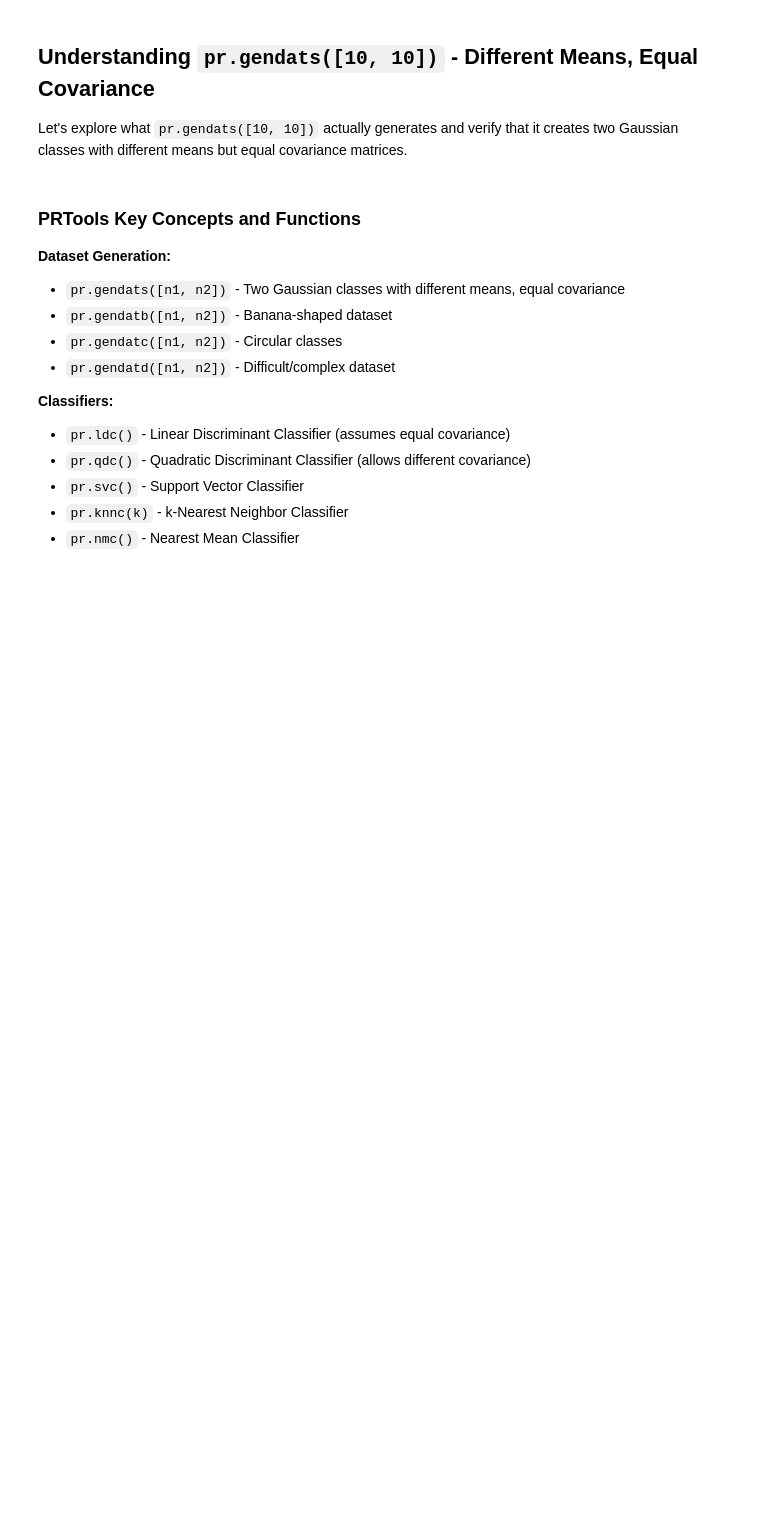
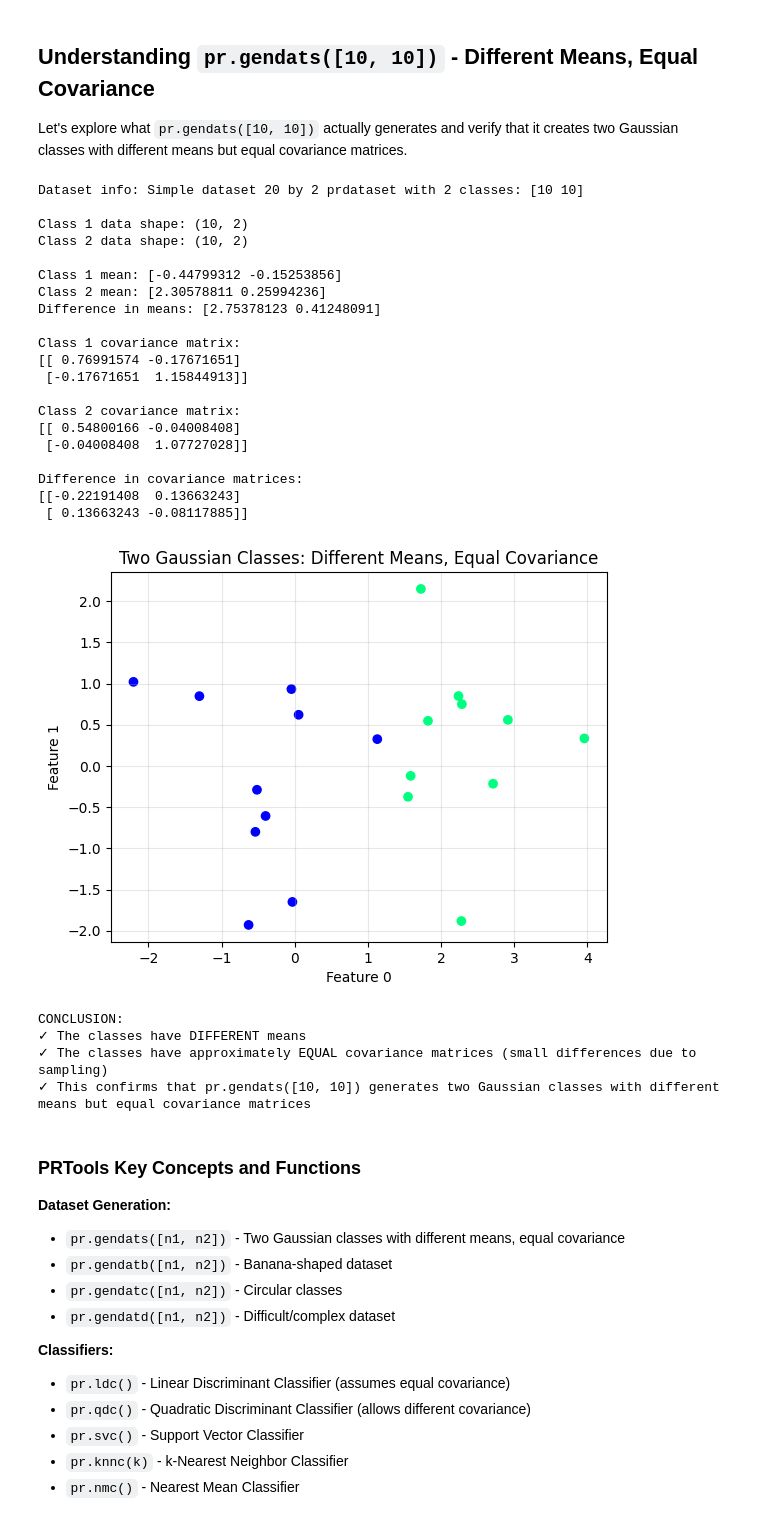
Before and after one commit to RensDur/DSAIT4005-Machine-and-Deep-Learning, a Jupyter notebook: Assignment-1.ipynb, the cells around one changed output. Saved outputs shown, nothing was run; the diff lists cells and outputs as text; code cells hidden in the pictures; blank space fills up the shorter version.

```diff
--- a/Assignment-1.ipynb
+++ b/Assignment-1.ipynb
@@ -647,7 +690,8 @@ print()
 
 # Extract the data and labels
 data = +d  # Convert to numpy array
-labels = d.labels  # Get the labels
+# labels = d.labels  # Get the labels WRONG SYNTAX JONGU
+labels = d.nlab()
 
 # Separate the two classes
 class1_data = data[labels.flatten() == 0]  # Class 1 (label 0)
@@ -663,33 +707,59 @@ mean2 = np.mean(class2_data, axis=0)
 
 print("Class 1 mean:", mean1)
 print("Class 2 mean:", mean2)
 print("Difference in means:", mean2 - mean1)
 print()
 
 # Calculate covariance matrices for each class
 cov1 = np.cov(class1_data.T)
 cov2 = np.cov(class2_data.T)
 
 print("Class 1 covariance matrix:")
 print(cov1)
 print()
 print("Class 2 covariance matrix:")
 print(cov2)
 print()
 print("Difference in covariance matrices:")
 print(cov2 - cov1)
 print()
 
 # Visualize the dataset
 pr.scatterd(d)
 plt.title('Two Gaussian Classes: Different Means, Equal Covariance')
 plt.grid(True, alpha=0.3)
 plt.show()
 
 print("CONCLUSION:")
 print("✓ The classes have DIFFERENT means")
 print("✓ The classes have approximately EQUAL covariance matrices (small differences due to sampling)")
 print("✓ This confirms that pr.gendats([10, 10]) generates two Gaussian classes with different means but equal covariance matrices")
+# %% [output]
+Dataset info: Simple dataset 20 by 2 prdataset with 2 classes: [10 10]
+
+Class 1 data shape: (10, 2)
+Class 2 data shape: (10, 2)
+
+Class 1 mean: [-0.44799312 -0.15253856]
+Class 2 mean: [2.30578811 0.25994236]
+Difference in means: [2.75378123 0.41248091]
+
+Class 1 covariance matrix:
+[[ 0.76991574 -0.17671651]
+ [-0.17671651  1.15844913]]
+
+Class 2 covariance matrix:
+[[ 0.54800166 -0.04008408]
+ [-0.04008408  1.07727028]]
+
+Difference in covariance matrices:
+[[-0.22191408  0.13663243]
+ [ 0.13663243 -0.08117885]]
+[figure, added]
+CONCLUSION:
+✓ The classes have DIFFERENT means
+✓ The classes have approximately EQUAL covariance matrices (small differences due to sampling)
+✓ This confirms that pr.gendats([10, 10]) generates two Gaussian classes with different means but equal covariance matrices
 # %% [markdown]
 ### PRTools Key Concepts and Functions
 
```
Also changed, not shown: parts of 27 cells of this notebook.
